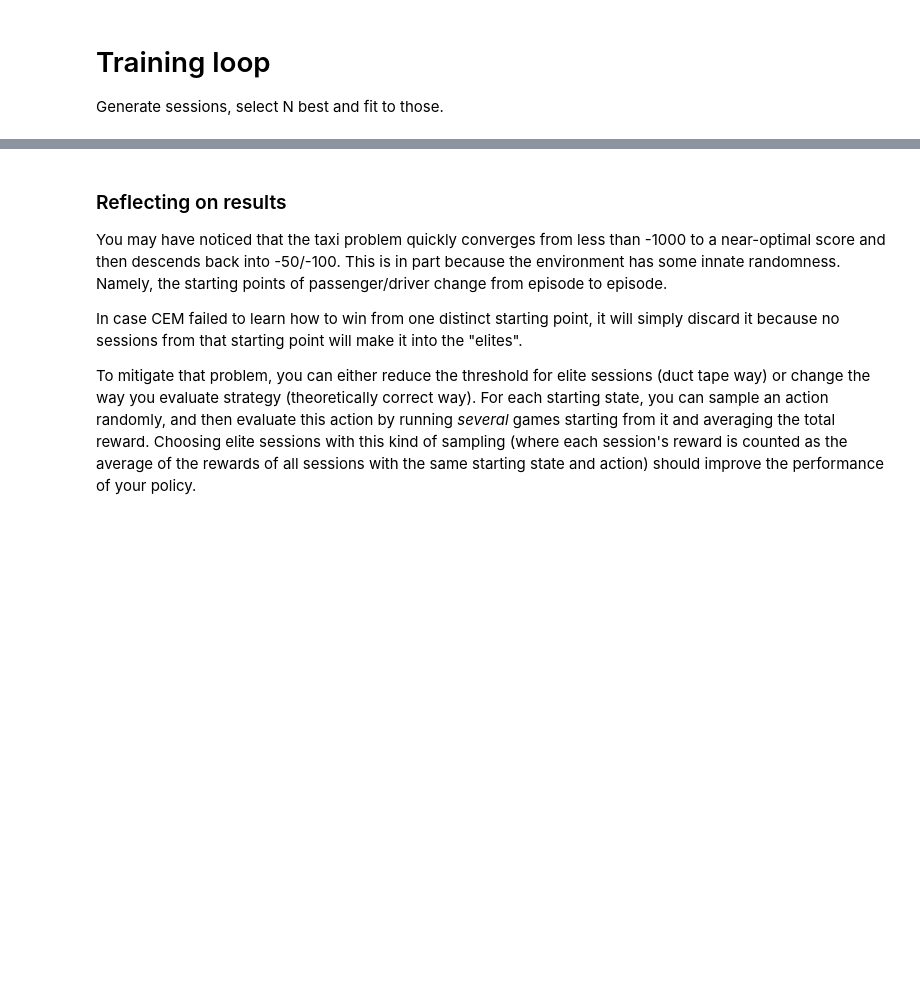
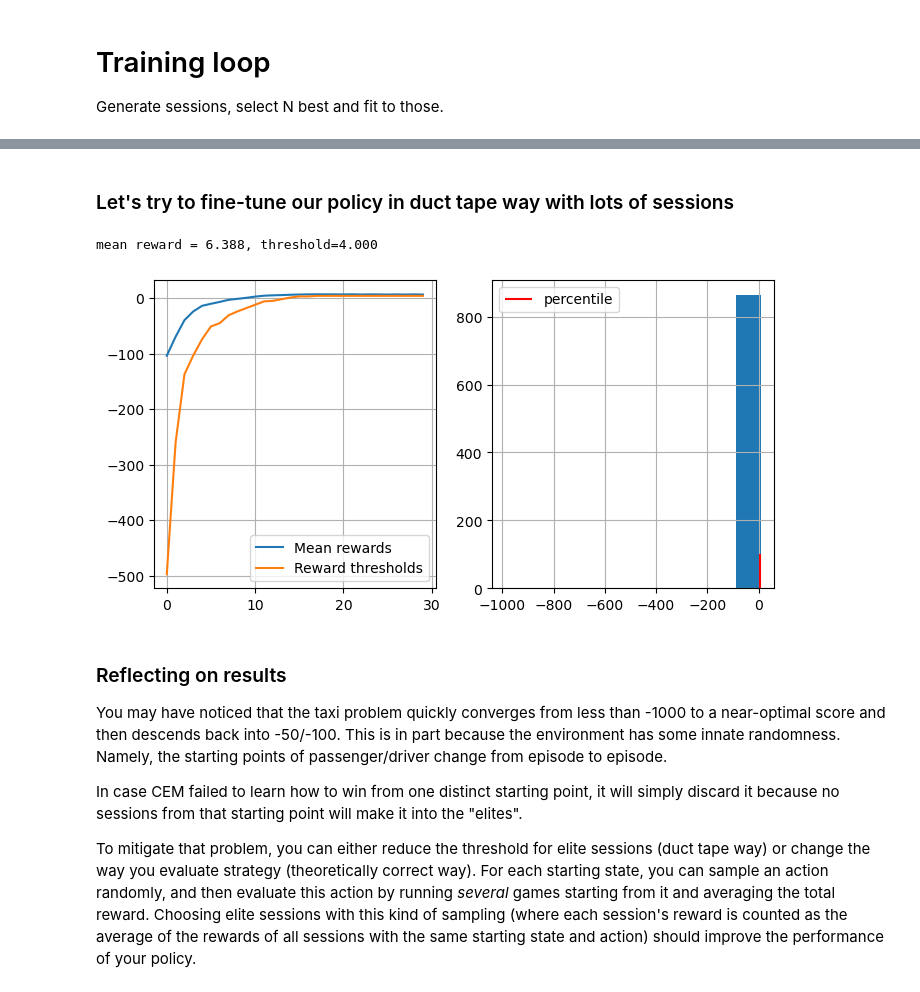
Before and after one commit to Tinkoff-mean/RL, a Jupyter notebook: week01_intro/crossentropy_method.ipynb, the cells around one changed output, grey strips where cells are left out. Cells and saved outputs as stored; diff of their text form; code cells hidden in the pictures; blank space fills up the shorter version.

```diff
--- a/week01_intro/crossentropy_method.ipynb
+++ b/week01_intro/crossentropy_method.ipynb
@@ -280,3 +280,28 @@ mean reward = -96.636, threshold=5.000
+# %% [markdown]
+### Let's try to fine-tune our policy in duct tape way with lots of sessions
+# %%
+n_sessions = 1000     # sample this many sessions
+percentile = 10      # discard this percentage of sessions with lowest rewards
+learning_rate = 0.5  # how quickly the policy is updated, on a scale from 0 to 1
+
+log = []
+
+for i in range(30):
+    %time sessions = [generate_session(env, policy) for _ in range(n_sessions)]
+
+    states_batch, actions_batch, rewards_batch = zip(*sessions)
+
+    elite_states, elite_actions = select_elites(states_batch, actions_batch, rewards_batch, percentile)
+
+    new_policy = get_new_policy(elite_states, elite_actions)
+
+    policy = learning_rate * new_policy + (1 - learning_rate) * policy
+
+    # display results on chart
+    show_progress(rewards_batch, log, percentile)
+# %% [output]
+mean reward = 6.388, threshold=4.000
+[figure, added]
 # %% [markdown]
 ### Reflecting on results
 
```
Also changed, not shown: parts of 3 cells of this notebook.
